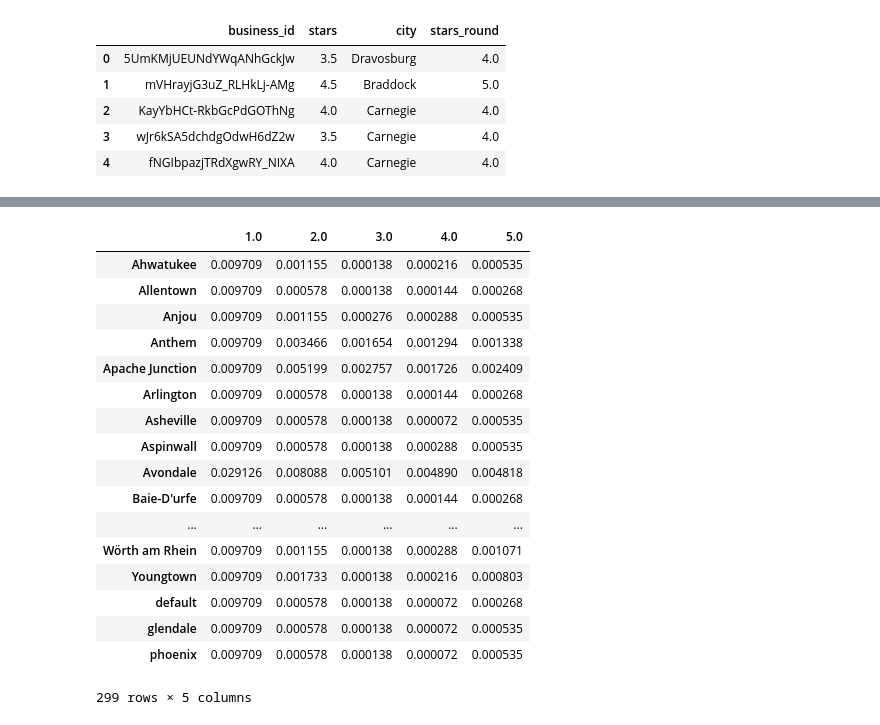
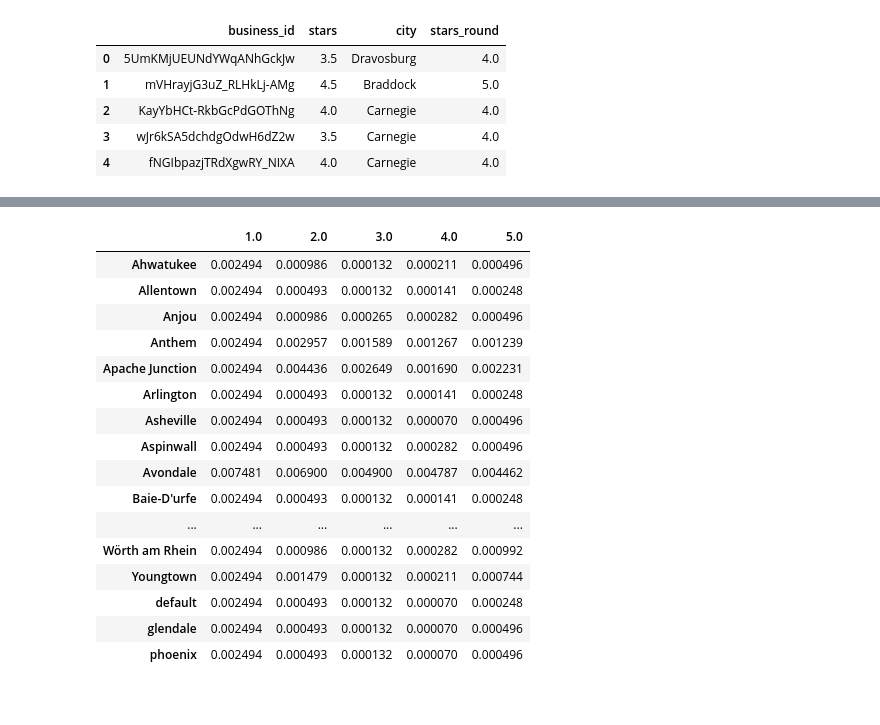
Before and after one commit to Raul818/yelp-dataset-challenge, a Jupyter notebook: demo/business_analysis_city.ipynb, the cells around one changed output, grey strips where cells are left out. Saved outputs shown, nothing was run; the diff lists cells and outputs as text; code cells hidden in the pictures.

Commit message:
Calculate the frequency of city

```diff
--- a/demo/business_analysis_city.ipynb
+++ b/demo/business_analysis_city.ipynb
@@ -12,7 +9,7 @@ u'0.19.0'
 # %% [markdown]
 ## Calculate the frequency based on city
 # %%
-df_business = pd.read_json('../../yelp_dataset_challenge_academic_dataset/yelp_academic_dataset_business.json', lines=True)
+df_business = pd.read_json('../../dataset/academic/yelp_academic_dataset_business.json', lines=True)
 # df_business = df_business[df_business['open'] == True]
 
 # retain only "Restaurants"
@@ -20,6 +17,7 @@ df_business_restaurants = df_business[df_business['categories'].apply(lambda x:
 
 # round stars and keep the results in column "stars_round"
 df_business_restaurants['stars_round'] = df_business_restaurants['stars'].apply(round)
+
 df_business_restaurants.head()
 # %% [output]
 |  | business_id | stars | city | stars_round |
@@ -32,43 +30,37 @@ df_business_restaurants.head()
 # group businesses by stars
 group_by_stars = df_business_restaurants.groupby('stars_round')
 
-# helper to print group_by_stars
-"""
-for key, item in group_by_stars:
-    print "Star value:", key, "\n"
-    print group_by_stars.get_group(key), "\n\n"
-"""
-
 # frequency of cities corresponding to stars
 city_freq_of_stars = {}
-for star in business_of_stars:
-    business_of_star_df = business_of_stars[star]
 
-    # count frequency of different cities
+num_cities = len(df_business_restaurants['city'].unique())
+
+# increase the value of maximum rows in order to show all frequency results later.
+# +1 is for the table header.
+pd.set_option('display.max_rows', num_cities + 1)
+
+for star in group_by_stars.groups:
+    business_of_star_df = group_by_stars.get_group(star)
+
     city_freq = {}
-    # num of cities
     num_business = len(business_of_star_df)
-    print "Number of businesses", star, "star", "=", num_business,"\n"
 
     # Now group them by city
     city_of_business = business_of_star_df.groupby('city')
-    #print "Cities that have ", star, "star businesses", "\n"
     for city in city_of_business.groups:
         # we use the add-one or Laplace smoothing
-        #print city
-        city_freq[city] = (len(city_of_business.get_group(city)) + 1.0) / (num_business)
-    print "\n"
+        city_freq[city] = (len(city_of_business.get_group(city)) + 1.0) / (num_business + num_cities)
+
+    # this value is for cities not in the a specify "group of star",
+    # e.g. city "glendale" is not in group of star 1
+    city_freq['default'] = 1.0 / (num_business + num_cities)
+
     city_freq_of_stars[star] = city_freq
-    city_freq['default'] = 1.0 / (num_business)
-    city_freq_of_stars[star] = city_freq
-
-
 
 city_freq_of_stars_df = pd.DataFrame.from_dict(city_freq_of_stars)
 
-#print city_freq_of_stars_df
-
 for c in city_freq_of_stars_df.columns.values:
     city_freq_of_stars_df[c] = city_freq_of_stars_df[c].fillna(city_freq_of_stars_df[c]['default'])
+
 city_freq_of_stars_df
 # %% [output]
@@ -92,18 +67,17 @@ Number of businesses 5.0 star = 3736
 |  | 1.0 | 2.0 | 3.0 | 4.0 | 5.0 |
-| Ahwatukee | 0.009709 | 0.001155 | 0.000138 | 0.000216 | 0.000535 |
-| Allentown | 0.009709 | 0.000578 | 0.000138 | 0.000144 | 0.000268 |
-| Anjou | 0.009709 | 0.001155 | 0.000276 | 0.000288 | 0.000535 |
-| Anthem | 0.009709 | 0.003466 | 0.001654 | 0.001294 | 0.001338 |
-| Apache Junction | 0.009709 | 0.005199 | 0.002757 | 0.001726 | 0.002409 |
-| Arlington | 0.009709 | 0.000578 | 0.000138 | 0.000144 | 0.000268 |
-| Asheville | 0.009709 | 0.000578 | 0.000138 | 0.000072 | 0.000535 |
-| Aspinwall | 0.009709 | 0.000578 | 0.000138 | 0.000288 | 0.000535 |
-| Avondale | 0.029126 | 0.008088 | 0.005101 | 0.004890 | 0.004818 |
-| Baie-D'urfe | 0.009709 | 0.000578 | 0.000138 | 0.000144 | 0.000268 |
+| Ahwatukee | 0.002494 | 0.000986 | 0.000132 | 0.000211 | 0.000496 |
+| Allentown | 0.002494 | 0.000493 | 0.000132 | 0.000141 | 0.000248 |
+| Anjou | 0.002494 | 0.000986 | 0.000265 | 0.000282 | 0.000496 |
+| Anthem | 0.002494 | 0.002957 | 0.001589 | 0.001267 | 0.001239 |
+| Apache Junction | 0.002494 | 0.004436 | 0.002649 | 0.001690 | 0.002231 |
+| Arlington | 0.002494 | 0.000493 | 0.000132 | 0.000141 | 0.000248 |
+| Asheville | 0.002494 | 0.000493 | 0.000132 | 0.000070 | 0.000496 |
+| Aspinwall | 0.002494 | 0.000493 | 0.000132 | 0.000282 | 0.000496 |
+| Avondale | 0.007481 | 0.006900 | 0.004900 | 0.004787 | 0.004462 |
+| Baie-D'urfe | 0.002494 | 0.000493 | 0.000132 | 0.000141 | 0.000248 |
 | ... | ... | ... | ... | ... | ... |
-| Wörth am Rhein | 0.009709 | 0.001155 | 0.000138 | 0.000288 | 0.001071 |
-| Youngtown | 0.009709 | 0.001733 | 0.000138 | 0.000216 | 0.000803 |
-| default | 0.009709 | 0.000578 | 0.000138 | 0.000072 | 0.000268 |
-| glendale | 0.009709 | 0.000578 | 0.000138 | 0.000072 | 0.000535 |
-| phoenix | 0.009709 | 0.000578 | 0.000138 | 0.000072 | 0.000535 |
+| Wörth am Rhein | 0.002494 | 0.000986 | 0.000132 | 0.000282 | 0.000992 |
+| Youngtown | 0.002494 | 0.001479 | 0.000132 | 0.000211 | 0.000744 |
+| default | 0.002494 | 0.000493 | 0.000132 | 0.000070 | 0.000248 |
+| glendale | 0.002494 | 0.000493 | 0.000132 | 0.000070 | 0.000496 |
+| phoenix | 0.002494 | 0.000493 | 0.000132 | 0.000070 | 0.000496 |
-299 rows × 5 columns
```
Also changed, not shown: parts of 2 cells of this notebook.
